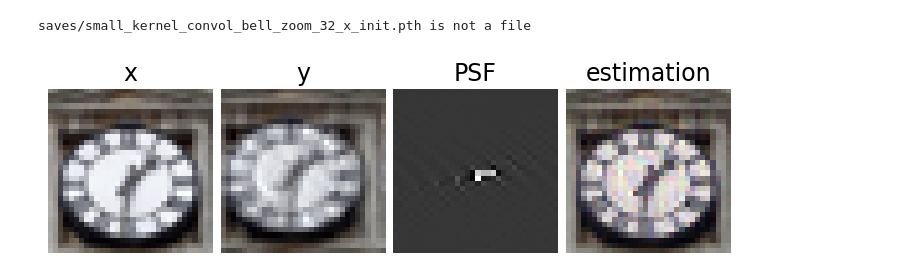
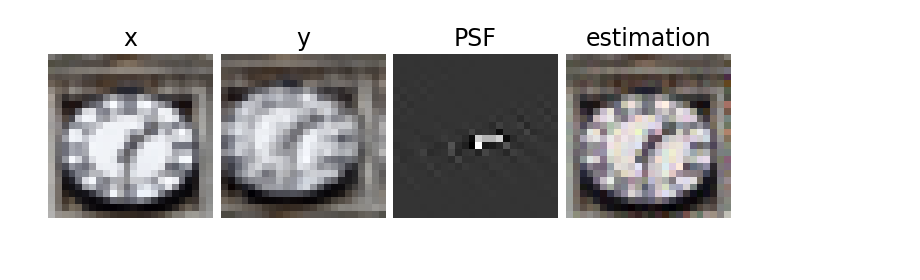
Before and after one commit to munnath/jackpot, a Jupyter notebook: notebooks/inv_pb.ipynb, the cells around one changed output. Drawn from its saved outputs; the diff is of its cells as text; code cells hidden in the pictures.

```diff
--- a/notebooks/inv_pb.ipynb
+++ b/notebooks/inv_pb.ipynb
@@ -37,36 +37,35 @@ import deepinv as dinv
 ######## IMPORT THE MODEL #################################
 from article_examples.inv_pb.all_models import DirectModel
 
 import imageio.v3 as iio
 
 from tqdm import tqdm
 import os
 
 device = "cuda" if torch.cuda.is_available() else "cpu"
 dtype = torch.float32
 factory_kwargs = {"device": device, "dtype": dtype}
 
-img_size = 40
+img_size = 24
 n_channels = 3
 image_type = "bell_zoom"
 model = "small_kernel_convol"
 
 direct_model = DirectModel()
 direct_model.choose_model(model, image_type,
                           img_size=img_size, n_channels=n_channels,
                           recompute_map=False)
 jvp_fn, vjp_fn, x, x_est, _ = direct_model.get_all(False)
 kernel = direct_model.kernel.detach()
 direct_model.empty_cache()
 
 Phi = direct_model.Phi
 y = direct_model.y.clone()
 sigma_noise = direct_model.noise_thres
 
 dinv.utils.plot({"x": x, "y": y, "PSF": kernel, "estimation": x_est})
 # %% [output]
-saves/small_kernel_convol_bell_zoom_32_x_init.pth is not a file
-[figure, old version]
+[figure, new version]
 # %%
 # ------------------------------------
 # JACKPOT INITIALIZATION
```
Also changed, not shown: parts of 5 cells of this notebook, 2 other files.
